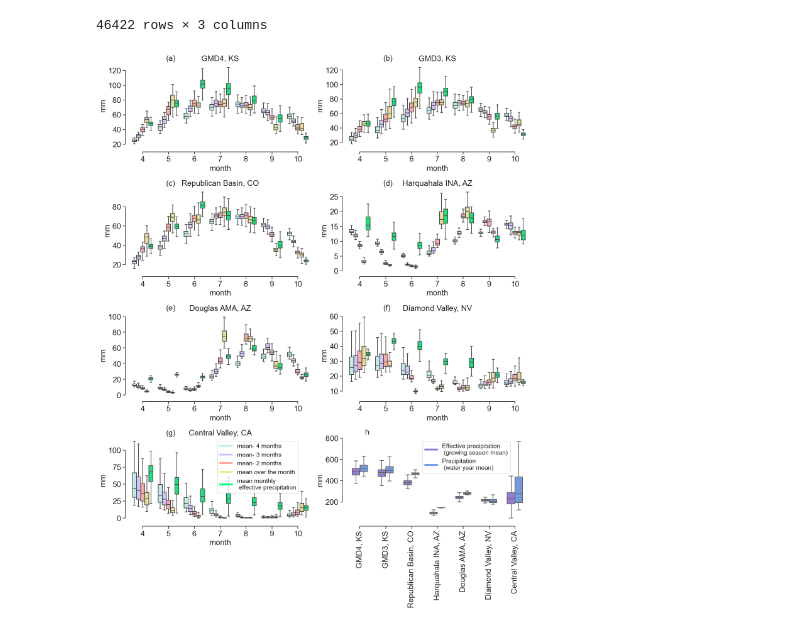
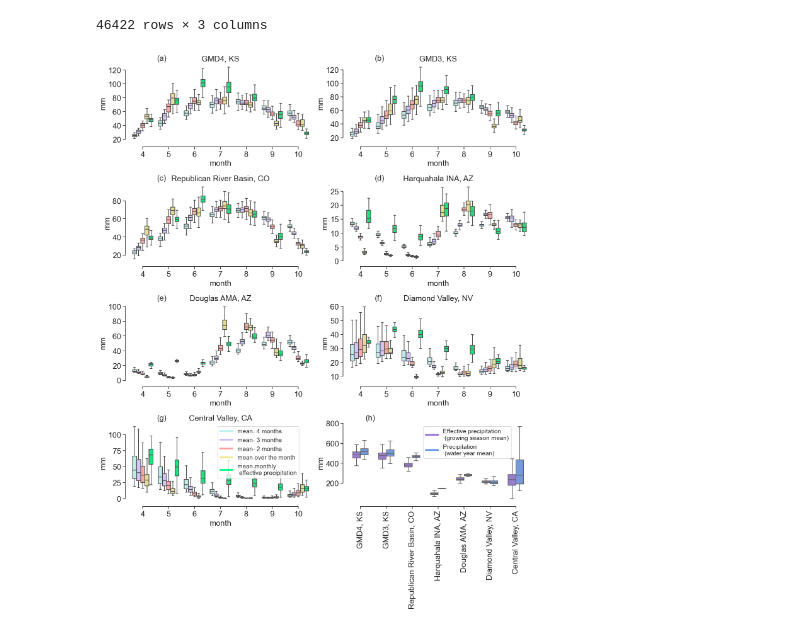
Before and after one commit to mdfahimhasan/WestUS_Peff, a Jupyter notebook: Codes/results_analysis/Peff_analysis_plots.ipynb, the cells around one changed output. Saved outputs shown, nothing was run; the diff lists cells and outputs as text; code cells hidden in the pictures.

Commit message:
minor updates in plots.

```diff
--- a/Codes/results_analysis/Peff_analysis_plots.ipynb
+++ b/Codes/results_analysis/Peff_analysis_plots.ipynb
@@ -11,5 +14,5 @@ df_month = pd.read_csv('../../Data_main/results_eval/peff/monthly/all_basins.csv
 # %%
-basin_names = ['GMD4, KS', 'GMD3, KS', 'Republican Basin, CO',
+basin_names = ['GMD4, KS', 'GMD3, KS', 'Republican River Basin, CO',
                'Harquahala INA, AZ', 'Douglas AMA, AZ',
                'Diamond Valley, NV', 'Central Valley, CA']
 # %%
@@ -46,7 +49,7 @@ for r in range(row):
             #ax[r, c].set_ylim([0, 130])
 
             # add subplot serial
-            ax[r, c].text(0.2, 1.08, subplot_labels[basin_idx], transform=ax[r, c].transAxes,
+            ax[r, c].text(0.15, 1.085, subplot_labels[basin_idx], transform=ax[r, c].transAxes,
                           fontsize=18, va='top', ha='left')
 
             basin_idx += 1
@@ -106,6 +109,10 @@ df_month_melt.head()
 # %%
 # joining melted monthly precipitation and effective precipitation dataframe
 df_merge = pd.concat([precip_melt, df_month_melt], axis=0)
+
+# renaming Republican river basin
+df_merge = df_merge.replace(to_replace='Republican Basin, CO', value='Republican River Basin, CO')
+
 df_merge
 # %% [output]
 |  | basin_name | month | variable | value |
@@ -127,6 +134,9 @@ df_GS = pd.read_csv('../../Data_main/results_eval/peff/grow_season/all_basins.cs
 
 # melting the dataframes so that effective precip and precip are in the same column
 df_GS_melt = df_GS.melt(id_vars='basin_name', value_vars=['peff', 'precip'], var_name='variable', value_name='value')
+
+# renaming Republican river basin
+df_GS_melt = df_GS_melt.replace(to_replace='Republican Basin, CO', value='Republican River Basin, CO')
 df_GS_melt
 # %% [output]
 |  | basin_name | variable | value |
@@ -153,7 +163,7 @@ plt.rcParams['font.size'] = '18'
 sns.set_theme(style="ticks", palette="pastel")
 
 # Subplot labels
-subplot_labels = ['(a)', '(b)', '(c)', '(d)', '(e)', '(f)', '(g)', ('h')]
+subplot_labels = ['(a)', '(b)', '(c)', '(d)', '(e)', '(f)', '(g)', '(h)']
 
 # plotting
 basin_idx = 0 # starting an index to loop for each subplot
@@ -163,7 +173,7 @@ for r in range(row):
         if (r==3) & (c==1):  # for peff and precip growing season group plot
             # color and basin order
             colors = {'peff': 'mediumpurple', 'precip': 'cornflowerblue'}
-            basin_order = ['GMD4, KS', 'GMD3, KS', 'Republican Basin, CO',
+            basin_order = ['GMD4, KS', 'GMD3, KS', 'Republican River Basin, CO',
                            'Harquahala INA, AZ', 'Douglas AMA, AZ',
                            'Diamond Valley, NV', 'Central Valley, CA']
 
@@ -200,32 +210,32 @@ for r in range(row):
             #ax[r, c].set_ylim([0, 130])
 
             # add subplot serial
-            ax[r, c].text(0.2, 1.10, subplot_labels[basin_idx], transform=ax[r, c].transAxes,
+            ax[r, c].text(0.15, 1.11, subplot_labels[basin_idx], transform=ax[r, c].transAxes,
                           fontsize=18, va='top', ha='left')
 
             basin_idx += 1
 
             # custom legend
             if (r==3) & (c==0):
                 handles = [plt.Line2D([0], [0], color='c', lw=4),
                            plt.Line2D([0], [0], color='m', lw=4),
                            plt.Line2D([0], [0], color='r', lw=4),
                            plt.Line2D([0], [0], color='khaki', lw=4),
                            plt.Line2D([0], [0], color='springgreen', lw=4)]
                 labels = ['mean- 4 months', 'mean- 3 months', 'mean- 2 months', 'mean over the month', 'mean monthly \n effective precipitation']
                 ax[r, c].legend(handles, labels, fontsize=14, loc='upper right', bbox_to_anchor=(0.95, 1))
 
 # removing the boxes around the plot and only keeping the x and y axis
 sns.despine(offset=10, trim=True)
 
 # Rotate x labels for plot 8 after tight layout
 for label in ax[3, 1].get_xticklabels():
     label.set_rotation(90)
 
 # Adjust bottom margin to prevent cutoff
 plt.subplots_adjust(bottom=0.1)
 plt.tight_layout()
 
 fig.savefig('plots/monthly_precip_boxplot.png', dpi=300)
 # %% [output]
-[figure, old version]
+[figure, new version]
```
Also changed, not shown: parts of 2 cells of this notebook, 5 other files.
